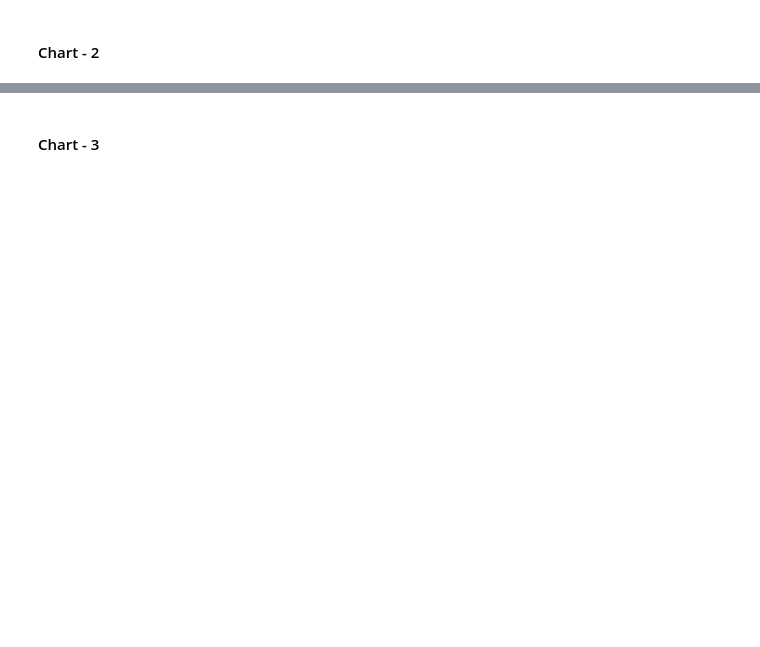
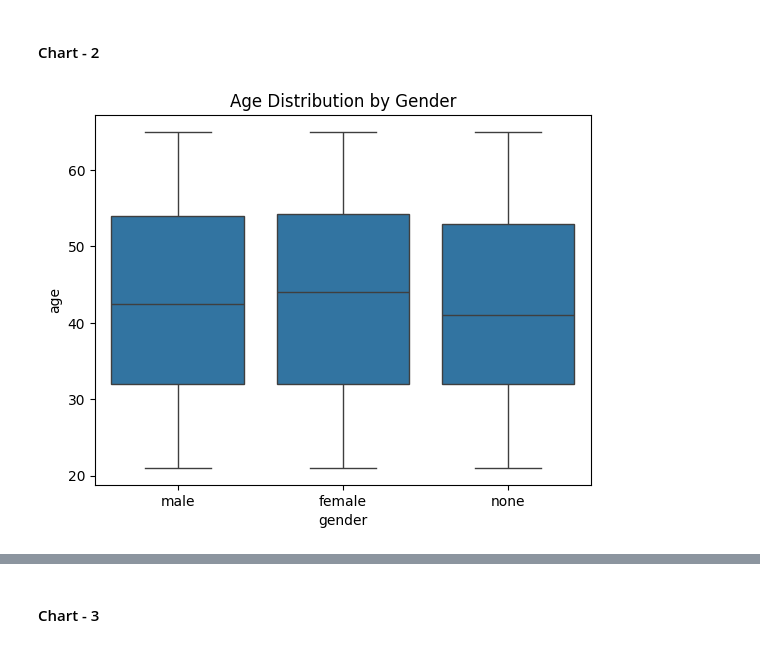
Before and after one commit to taiybashaikh51-sys/voyage-analytics-mlops, a Jupyter notebook: notebooks/Voyage_Analytics_1_Gender_Prediction_Starter.ipynb, the cells around one changed output, grey strips where cells are left out. Cells and saved outputs as stored; diff of their text form; code cells hidden in the pictures; blank space fills up the shorter version.

```diff
--- a/notebooks/Voyage_Analytics_1_Gender_Prediction_Starter.ipynb
+++ b/notebooks/Voyage_Analytics_1_Gender_Prediction_Starter.ipynb
@@ -91 +301,8 @@ for col in users.columns:    print(col, '->', users[col].nunique())
+# %%
+# Chart 2 — Age vs Gender:
+sns.boxplot(data=df, x='gender', y='age')
+plt.title('Age Distribution by Gender')
+plt.show()
+# %% [output]
+[figure, added]
 # %% [markdown]
```
Also changed, not shown: parts of 35 cells of this notebook, 2 other files.
